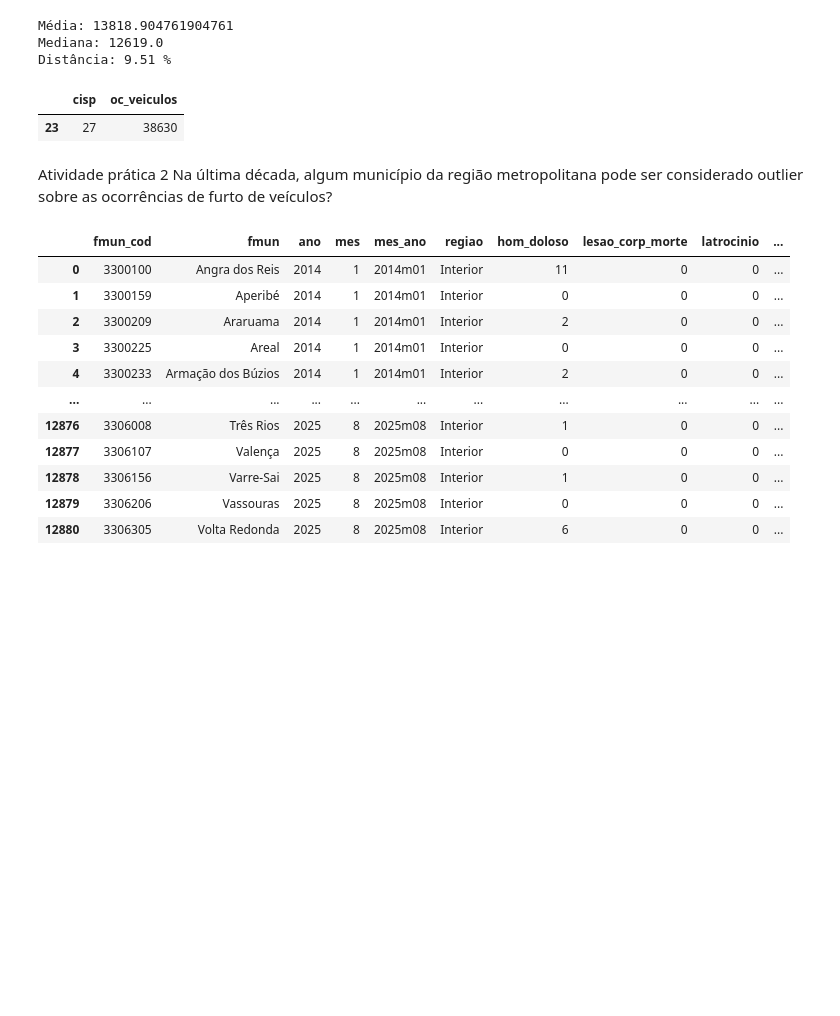
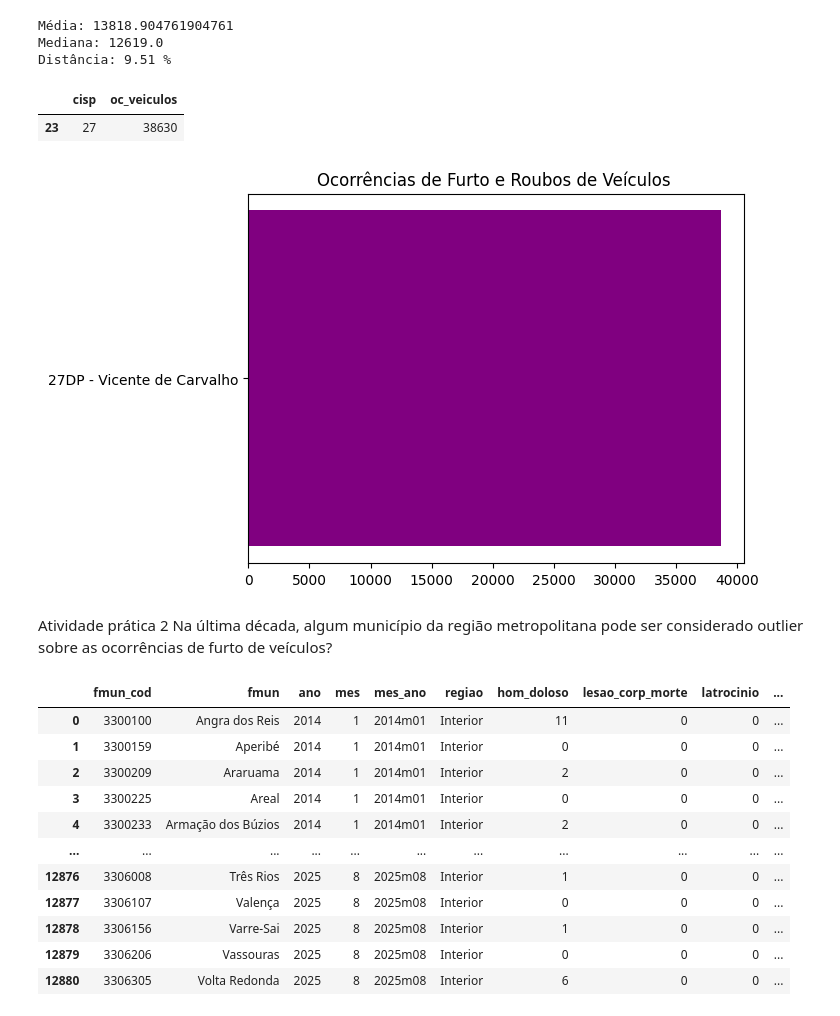
Before and after one commit to Fani-Oliveira/Repo_Senac, a Jupyter notebook: AulaMTC.ipynb, the cells around one changed output. Cells and saved outputs as stored; diff of their text form; code cells hidden in the pictures; blank space fills up the shorter version.

```diff
--- a/AulaMTC.ipynb
+++ b/AulaMTC.ipynb
@@ -143,6 +142,20 @@ veiculos_outliers.sort_values(by="oc_veiculos", ascending= False)
 # %% [output]
 |  | cisp | oc_veiculos |
 | 23 | 27 | 38630 |
+# %%
+df = pd.DataFrame({
+ 'Cisp': ['27DP - Vicente de Carvalho'],
+'Ocorrencias': [38630]})
+
+cisp = df['Cisp']
+ocorrencias = df['Ocorrencias']
+
+plt.barh(cisp, ocorrencias, color= 'purple')
+plt.title('Ocorrências de Furto e Roubos de Veículos ')
+
+plt.show()
+# %% [output]
+[figure, added]
 # %% [markdown]
 Atividade prática 2
 Na última década, algum município da região metropolitana pode ser considerado outlier sobre as ocorrências de furto de veículos?
```
Also changed, not shown: parts of 4 cells of this notebook.
